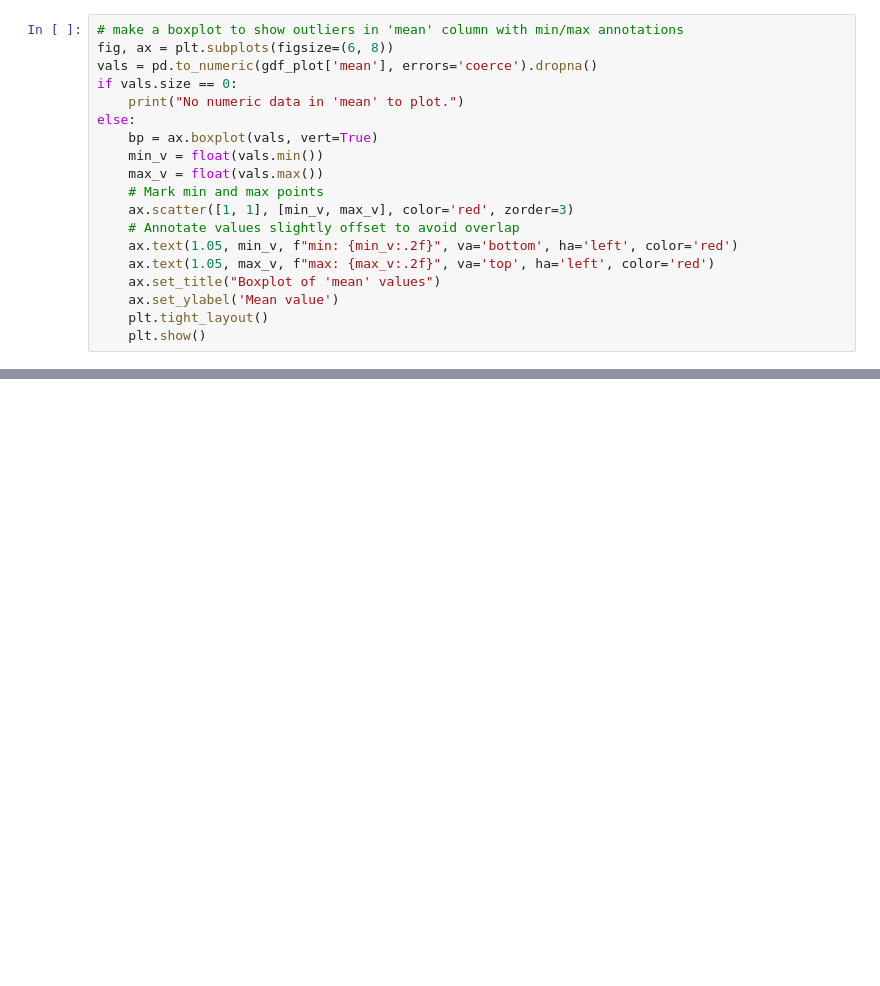
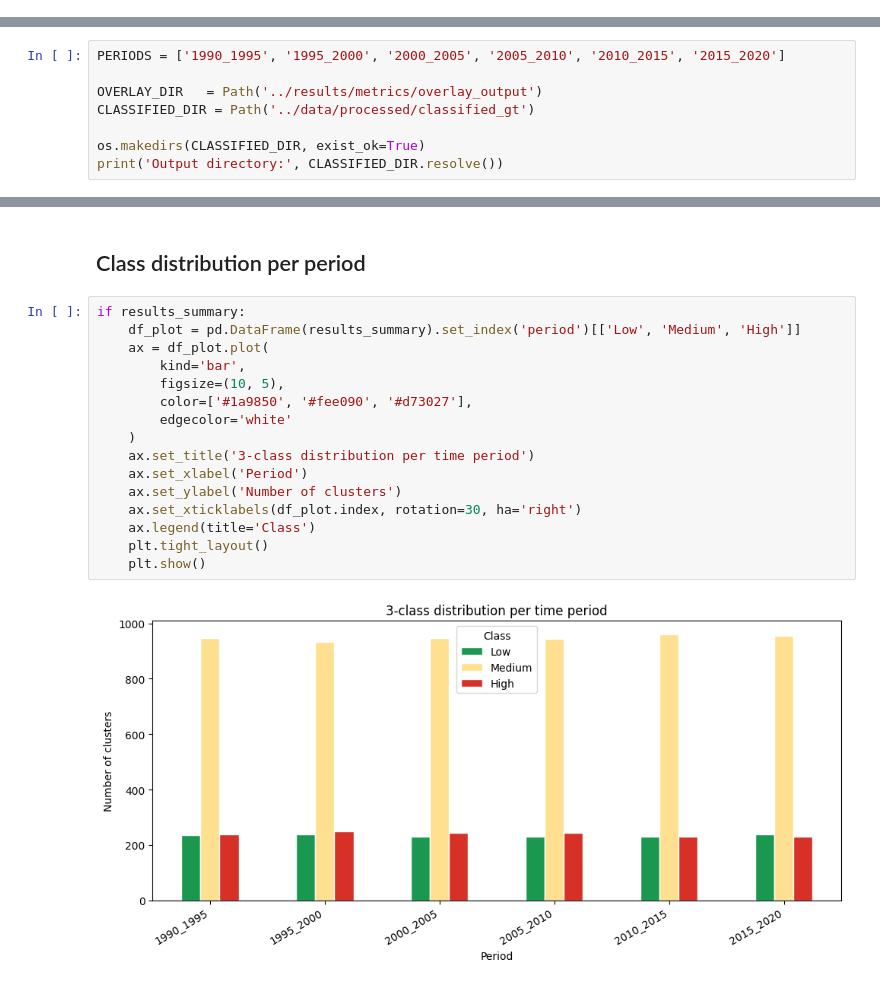
Before and after one commit to jonashansen886-cyber/Gentrification_model_Copenhagen, a Jupyter notebook: notebooks/04_raster_data_cleaning.ipynb, the cells around one changed output, grey strips where cells are left out. Cells and saved outputs as stored; diff of their text form; blank space fills up the shorter version.

Commit message:
new ground truth, 5 year period

```diff
--- a/notebooks/04_raster_data_cleaning.ipynb
+++ b/notebooks/04_raster_data_cleaning.ipynb
@@ -107,19 +19,0 @@ CRS: EPSG:25832
-# %%
-# make a boxplot to show outliers in 'mean' column with min/max annotations
-fig, ax = plt.subplots(figsize=(6, 8))
-vals = pd.to_numeric(gdf_plot['mean'], errors='coerce').dropna()
-if vals.size == 0:
-    print("No numeric data in 'mean' to plot.")
-else:
-    bp = ax.boxplot(vals, vert=True)
-    min_v = float(vals.min())
-    max_v = float(vals.max())
-    # Mark min and max points
-    ax.scatter([1, 1], [min_v, max_v], color='red', zorder=3)
-    # Annotate values slightly offset to avoid overlap
-    ax.text(1.05, min_v, f"min: {min_v:.2f}", va='bottom', ha='left', color='red')
-    ax.text(1.05, max_v, f"max: {max_v:.2f}", va='top', ha='left', color='red')
-    ax.set_title("Boxplot of 'mean' values")
-    ax.set_ylabel('Mean value')
-    plt.tight_layout()
-    plt.show()
@@ -262,0 +20,8 @@ df_no_geom.to_csv('../data/interim/STA_data.csv')
+# %%
+PERIODS = ['1990_1995', '1995_2000', '2000_2005', '2005_2010', '2010_2015', '2015_2020']
+
+OVERLAY_DIR   = Path('../results/metrics/overlay_output')
+CLASSIFIED_DIR = Path('../data/processed/classified_gt')
+
+os.makedirs(CLASSIFIED_DIR, exist_ok=True)
+print('Output directory:', CLASSIFIED_DIR.resolve())
@@ -262,0 +139,20 @@ df_no_geom.to_csv('../data/interim/STA_data.csv')
+# %% [markdown]
+## Class distribution per period
+# %%
+if results_summary:
+    df_plot = pd.DataFrame(results_summary).set_index('period')[['Low', 'Medium', 'High']]
+    ax = df_plot.plot(
+        kind='bar',
+        figsize=(10, 5),
+        color=['#1a9850', '#fee090', '#d73027'],
+        edgecolor='white'
+    )
+    ax.set_title('3-class distribution per time period')
+    ax.set_xlabel('Period')
+    ax.set_ylabel('Number of clusters')
+    ax.set_xticklabels(df_plot.index, rotation=30, ha='right')
+    ax.legend(title='Class')
+    plt.tight_layout()
+    plt.show()
+# %% [output]
+[figure, added]
```
Also changed, not shown: parts of 23 cells of this notebook, 50 other files.
